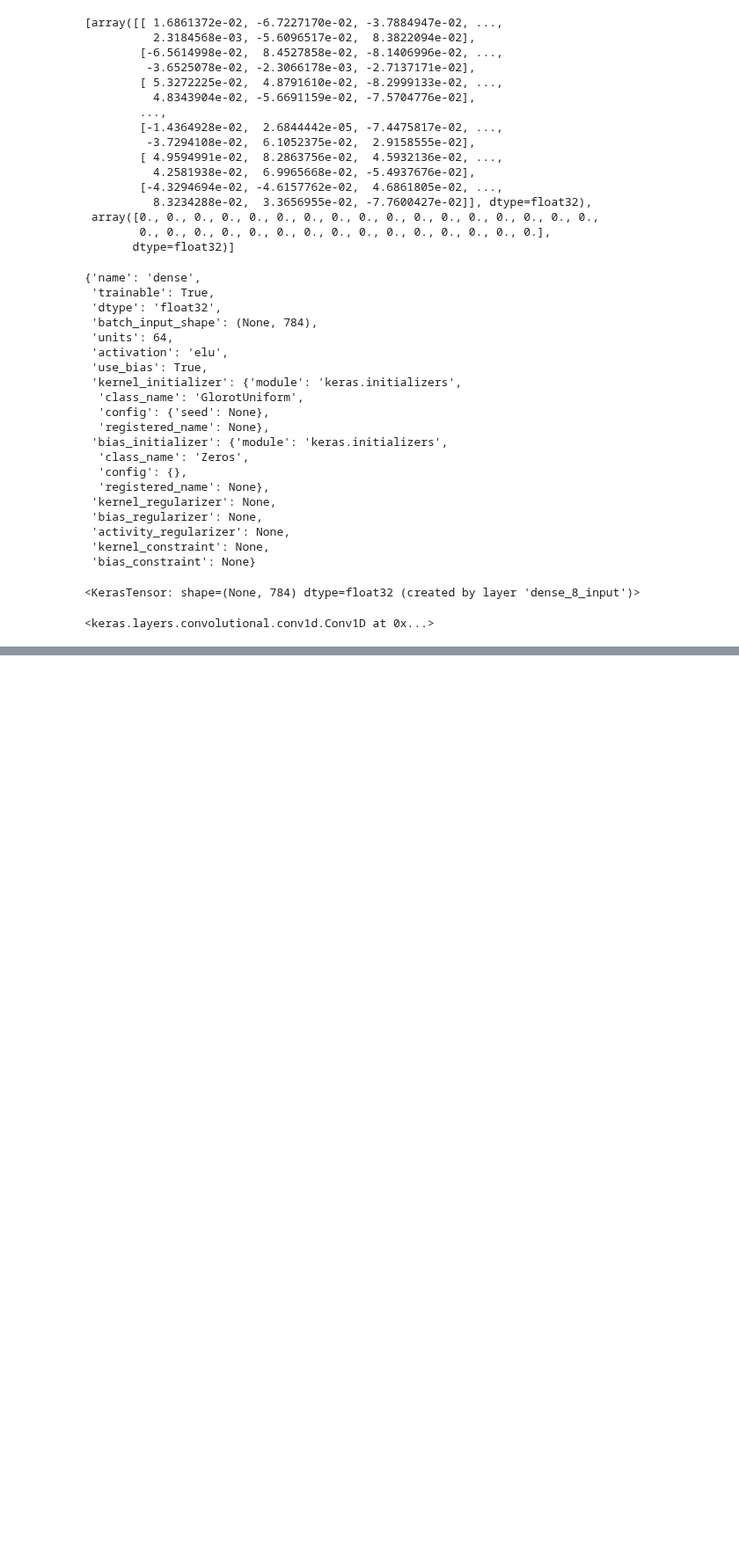
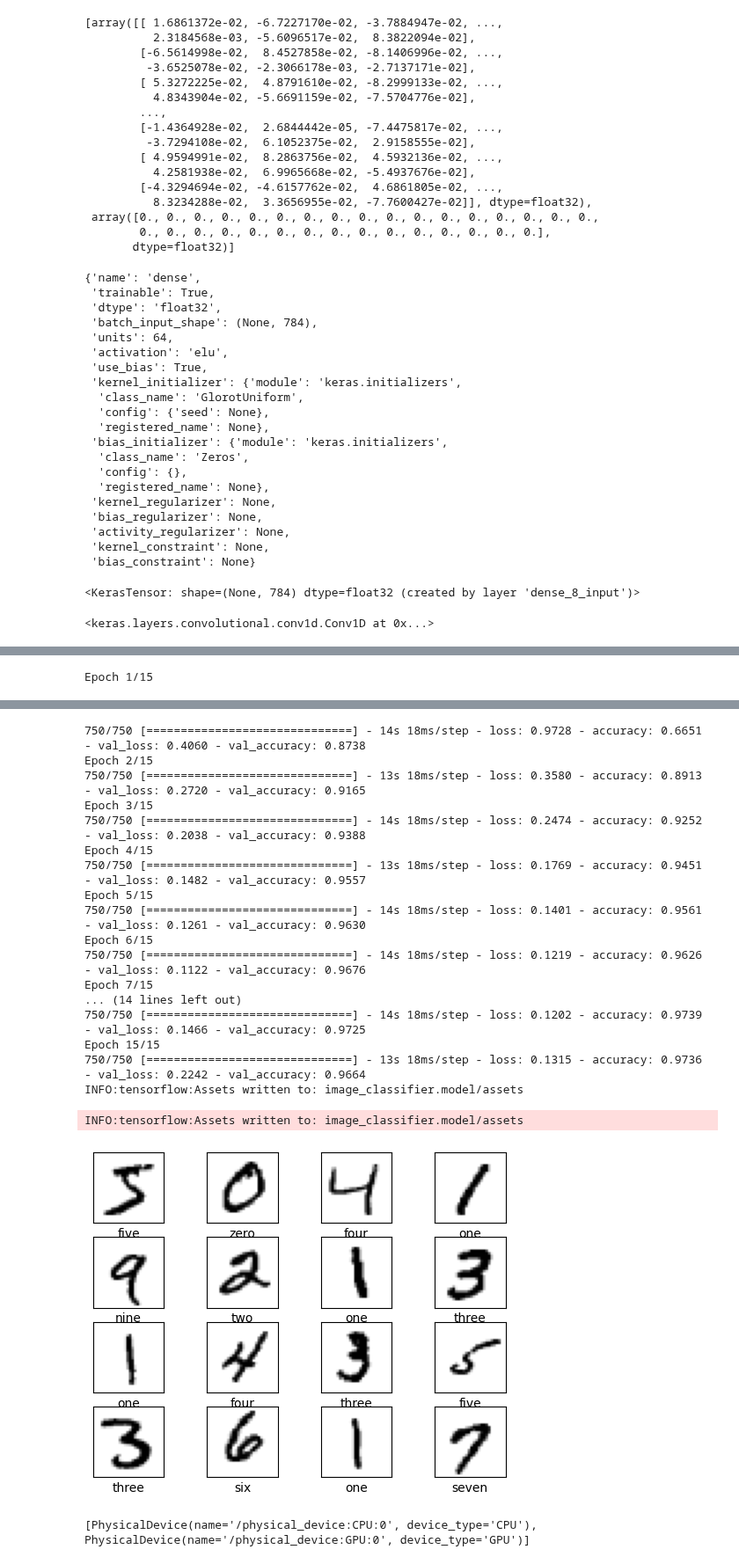
Before and after one commit to rohith4088/deep_learning, a Jupyter notebook: keras/keras.ipynb, the cells around one changed output, grey strips where cells are left out. Shown at 88% size. Saved outputs shown, nothing was run; the diff lists cells and outputs as text; code cells hidden in the pictures; blank space fills up the shorter version.

```diff
--- a/keras/keras.ipynb
+++ b/keras/keras.ipynb
@@ -1003,3 +1003,52 @@ kernel_constraint=None,
 bias_constraint=None)
 # %% [output]
 <keras.layers.convolutional.conv1d.Conv1D at 0x...>
+# %%
+import tensorflow
+from tensorflow import keras
+import numpy as np
+import matplotlib.pyplot as plt
+import cv2 as cv
+from  keras import datasets, layers, models
+from keras.utils import to_categorical
+(training_images,training_labels),(testing_images,testing_labels) = datasets.mnist.load_data()
+#normalising the images range from 0 to 1
+training_images,testing_images  = training_images / 255, testing_images / 255
+class_names = ['zero','one','two','three','four','five','six','seven','eight','nine']
+
+for i in range(16):
+    plt.subplot(4,4,i+1)
+    plt.xticks([])
+    plt.yticks([])
+    plt.imshow(training_images[i], cmap = plt.cm.binary)
+    plt.xlabel(class_names[training_labels[i]])  # Fix: Remove [0] index
+# training_images = training_images.reshape((60000,28,28,1)).astype('float32') / 255
+# training_labels = to_categorical(training_labels)
+# testing_images = testing_images.reshape((10000,28,28,1)).astype('float32') / 255
+# testing_labels = to_categorical(testing_labels)
+
+# model = models.Sequential()
+# model.add(layers.Conv2D(32, (3, 3), activation='relu', input_shape=(28, 28, 1)))
+# model.add(layers.MaxPooling2D(2, 2))
+# model.add(layers.Conv2D(64, (3, 3), activation='relu'))
+# model.add(layers.MaxPooling2D(2, 2))
+# model.add(layers.Conv2D(64, (3, 3), activation='relu'))
+# model.add(layers.Flatten())
+# model.add(layers.Dense(64, activation='relu'))
+# model.add(layers.Dense(10,activation = 'softmax'))
+
+# model.compile(optimizer = 'adam', loss = 'categorical_crossentropy', metrics = ['accuracy'])
+
+
+#model.fit(training_images,training_labels,epochs = 15,batch_size= 64, validation_split=0.2)
+#model.save("image_classifier.model")
+model = models.load_model("image_classifier.model")
+#predict the model
+img = cv.imread("/Users/rohithr/Desktop/deep_learning/three.png")
+img = cv.resize(img,(28,28))
+img = cv.cvtColor(img,cv.COLOR_BGR2GRAY)
+plt.imshow(img,cmap = plt.cm.binary)
+prediction = model.predict(np.array([img]) / 255)
+index = np.argmax(prediction)
+print(f'prediction is {class_names[index]}')
+# %% [output]
@@ -1005,0 +1060 @@ bias_constraint=None)
+Epoch 1/15
@@ -1005,0 +1063,24 @@ bias_constraint=None)
+750/750 [==============================] - 14s 18ms/step - loss: 0.9728 - accuracy: 0.6651 - val_loss: 0.4060 - val_accuracy: 0.8738
+Epoch 2/15
+750/750 [==============================] - 13s 18ms/step - loss: 0.3580 - accuracy: 0.8913 - val_loss: 0.2720 - val_accuracy: 0.9165
+Epoch 3/15
+750/750 [==============================] - 14s 18ms/step - loss: 0.2474 - accuracy: 0.9252 - val_loss: 0.2038 - val_accuracy: 0.9388
+Epoch 4/15
+750/750 [==============================] - 13s 18ms/step - loss: 0.1769 - accuracy: 0.9451 - val_loss: 0.1482 - val_accuracy: 0.9557
+Epoch 5/15
+750/750 [==============================] - 14s 18ms/step - loss: 0.1401 - accuracy: 0.9561 - val_loss: 0.1261 - val_accuracy: 0.9630
+Epoch 6/15
+750/750 [==============================] - 14s 18ms/step - loss: 0.1219 - accuracy: 0.9626 - val_loss: 0.1122 - val_accuracy: 0.9676
+Epoch 7/15
+... (14 lines left out)
+750/750 [==============================] - 14s 18ms/step - loss: 0.1202 - accuracy: 0.9739 - val_loss: 0.1466 - val_accuracy: 0.9725
+Epoch 15/15
+750/750 [==============================] - 13s 18ms/step - loss: 0.1315 - accuracy: 0.9736 - val_loss: 0.2242 - val_accuracy: 0.9664
+INFO:tensorflow:Assets written to: image_classifier.model/assets
+INFO:tensorflow:Assets written to: image_classifier.model/assets
+[figure, added]
+# %%
+import tensorflow as tf
+tf.(git)
+# %% [output]
+[PhysicalDevice(name='/physical_device:CPU:0', device_type='CPU'), PhysicalDevice(name='/physical_device:GPU:0', device_type='GPU')]
```
Also changed, not shown: parts of 2 cells of this notebook, 9 other files.
